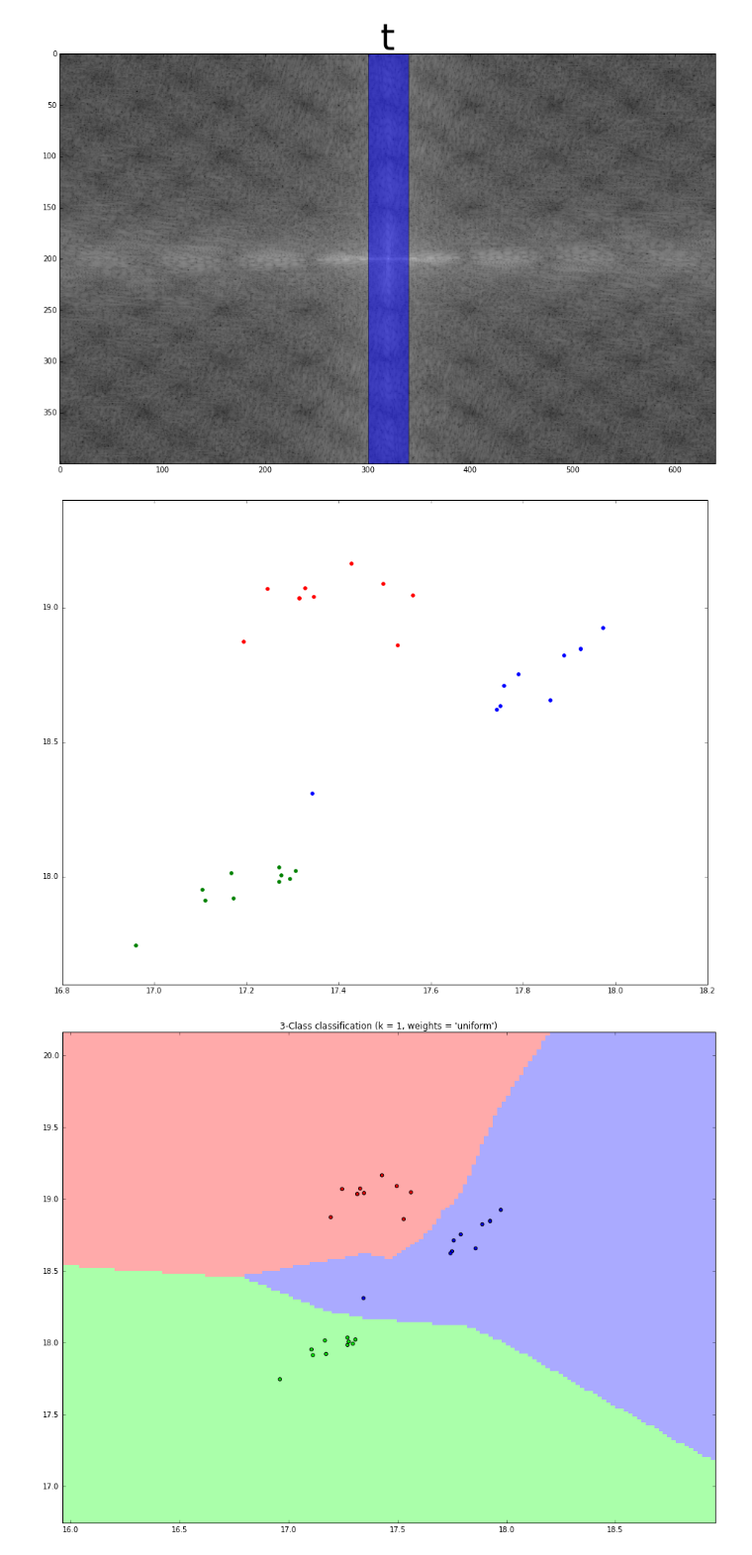
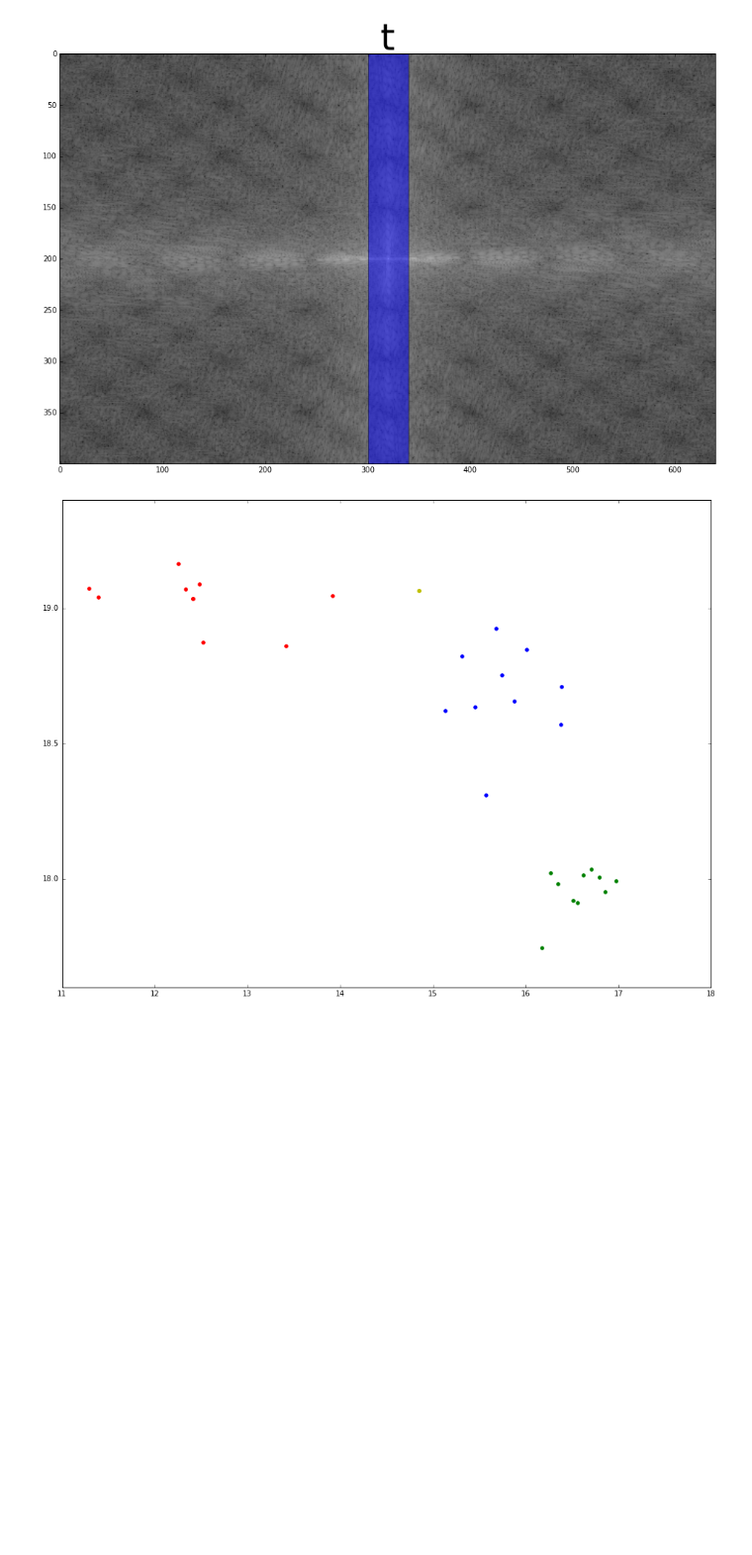
Before and after one commit to rowankyp/sps, a Jupyter notebook: cw2.ipynb, the cells around one changed output. Shown at 99% size. Drawn from its saved outputs; the diff is of its cells as text; code cells hidden in the pictures; blank space fills up the shorter version.

Commit message:
before changing threshold*

```diff
--- a/cw2.ipynb
+++ b/cw2.ipynb
@@ -118,13 +118,15 @@ def sector(mag):
     w, h = len(mag[0]), len(mag)
     radius     = 100
     centre     = [320,200]
-    startAngle = 30
-    endAngle   = 60
+    startAngle = 190
+    endAngle   = 260
 
     sectorFilter = buildSectorFilter(radius,centre, mag, startAngle, endAngle)[1]
-    average = np.amax(mag)
-
-    size = lambda x,y : True if mag[y][x] < average else False
+    maxMag = np.amax(mag)
+    average = np.average(mag)
+    thresh = average + (average *0.25)
+    thresh1 = 2*average
+    size = lambda x,y : True if (mag[y][x] >= thresh)  else False
     filterVals = lambda x, y : mag[y][x] if (sectorFilter[y][x] == 1) and size(x,y) else 0
     return sum([sum([filterVals(x, y) for x in range(w)]) for y in range(h)])
 
@@ -205,7 +207,7 @@ def getBarFeatureVals(fts):
 def getSectorFeatureVals(fts):
     vals = []
     for ft in fts:
-        vals.append(np.log(sector(np.absolute(ft))))
+        vals.append(np.log(sector(np.absolute(ft)) + 1))
     return vals
 
 def getRingFeatureVals(fts):
@@ -287,7 +289,6 @@ def plotTestDataDecisions(X, y, t, s, v, n_neighbours):
         Z = clf.predict(np.c_[xx.ravel(), yy.ravel()])
 
 
-#         testTLabels = cp
 
         # Put the result into a color plot
         Z = Z.reshape(xx.shape)
@@ -316,7 +317,7 @@ def plotTestDataDecisions(X, y, t, s, v, n_neighbours):
         # * - S, ^ - T, + - V,dentoes actual label while colour denotes assigned label
         for i in range(0, len(s)):
             if testSLabels[i] == 0:
-#                 plt.scatter(s[i,0], s[i,1], c='r', marker='*', s=85)
+                plt.scatter(s[i,0], s[i,1], c='r', marker='*', s=85)
             elif testSLabels[i] == 1:
                 plt.scatter(s[i,0], s[i,1], c='g', marker='*', s=85)
             else:
@@ -428,34 +429,33 @@ def sectorCluster(fourierT, fourierV, fourierS):
     y = np.array([0,0,0,0,0,0,0,0,0,0,1,1,1,1,1,1,1,1,1,1,2,2,2,2,2,2,2,2,2,2])
     plotDecision(X,y,1)
 
 
 
 
 
 
 # testT = ['./testCharacters/testT1.GIF','./testCharacters/testT1.GIF']
 
 # testFT = getFTs(testT)
 
 
 
 fourierT = getFTs(Ts)
 fourierV = getFTs(Vs)
 fourierS = getFTs(Ss)
 
 
-# sectorCluster(fourierT, fourierV, fourierS)
-circleCluster(fourierT, fourierV, fourierS)
+sectorCluster(fourierT, fourierV, fourierS)
+# circleCluster(fourierT, fourierV, fourierS)
 
 # plotScatter(x1,x2,x3,y1,y2,y3)
 
 # plotScatter(x1,x2,x3,y4,y5,y6)
 # X = composeArray(x1,x2,x3,y4,y5,y6)
 
 
 
 # y = np.array([0,0,0,0,0,0,0,0,0,0,1,1,1,1,1,1,1,1,1,1,2,2,2,2,2,2,2,2,2,2])
 # plotDecision(X,y,1)
 # %% [output]
-[figure, old version]
+[figure, new version]
-[figure, removed]
```
Also changed, not shown: parts of 1 cell of this notebook.
